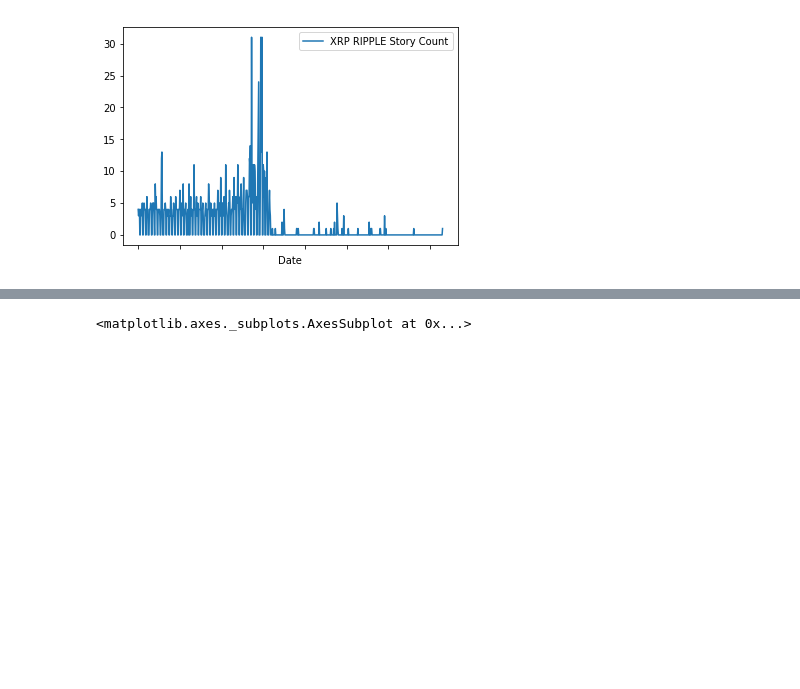
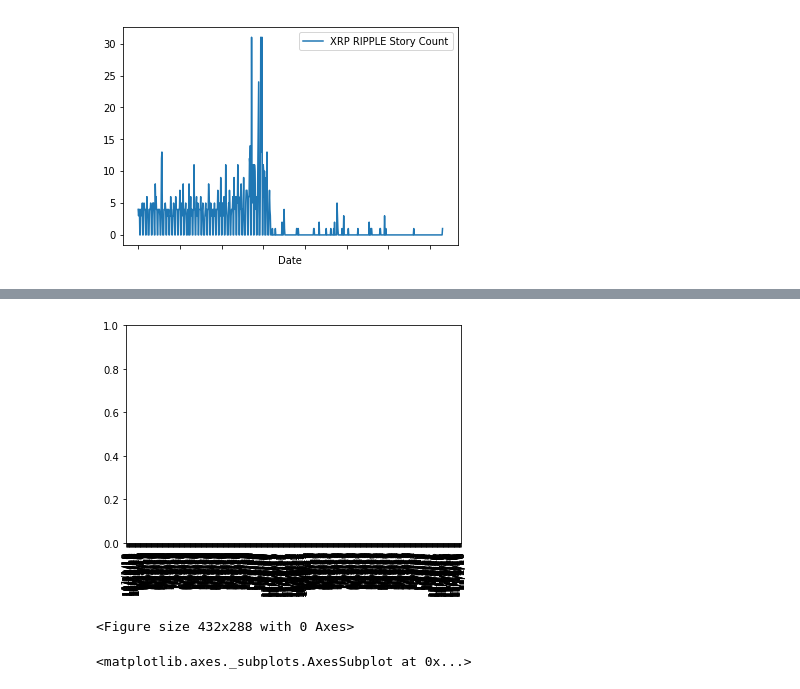
Before and after one commit to emilyrcoffield/CryptoDataScientist, a Jupyter notebook: project.ipynb, the cells around one changed output, grey strips where cells are left out. Saved outputs shown, nothing was run; the diff lists cells and outputs as text; code cells hidden in the pictures; blank space fills up the shorter version.

Commit message:
total df

```diff
--- a/project.ipynb
+++ b/project.ipynb
@@ -96,6 +161,19 @@ df.head()
 | 10/30/18 | 4 | 15.0 | 53 | 1.0 | 6.0 | ... |
 | 10/29/18 | 0 | 15.0 | 23 | 1.0 | 4.0 | ... |
 | 10/28/18 | 0 | 0.0 | 3 | 0.0 | 0.0 | ... |
+# %%
+
+# Set x axis and tick locations
+
+x_axis = np.arange(len(total_combined_crypto_storycount_df))
+tick_locations = [value+0.4 for value in x_axis]
+plt.xticks(tick_locations, total_combined_crypto_storycount_df["Date"], rotation="vertical")
+
+plt.show()
+plt.tight_layout()
+# %% [output]
+[figure, added]
+<Figure size 432x288 with 0 Axes>
 # %%
 # change plot size
 df.plot(figsize=(40,20))
```
Also changed, not shown: parts of 4 cells of this notebook, 10 other files.
